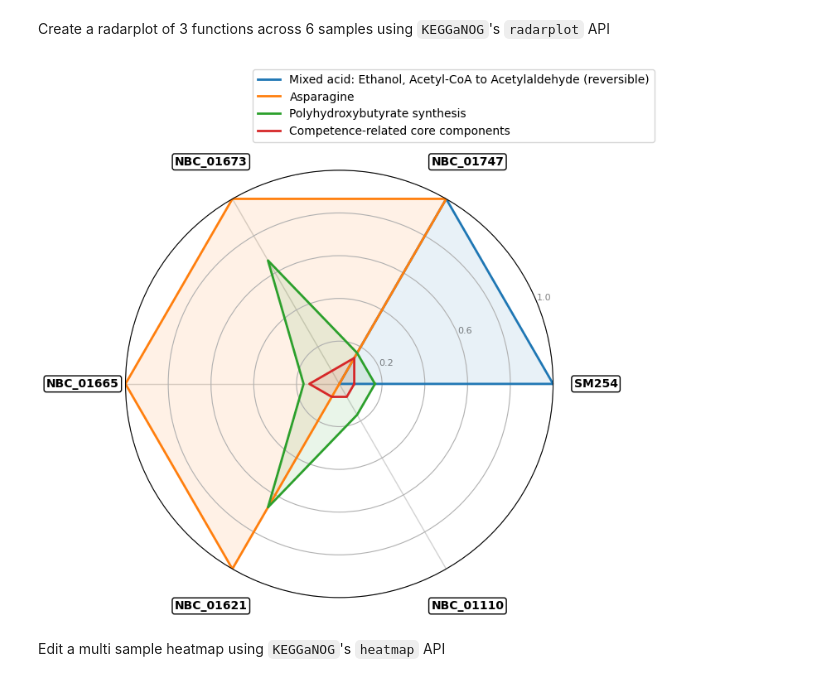
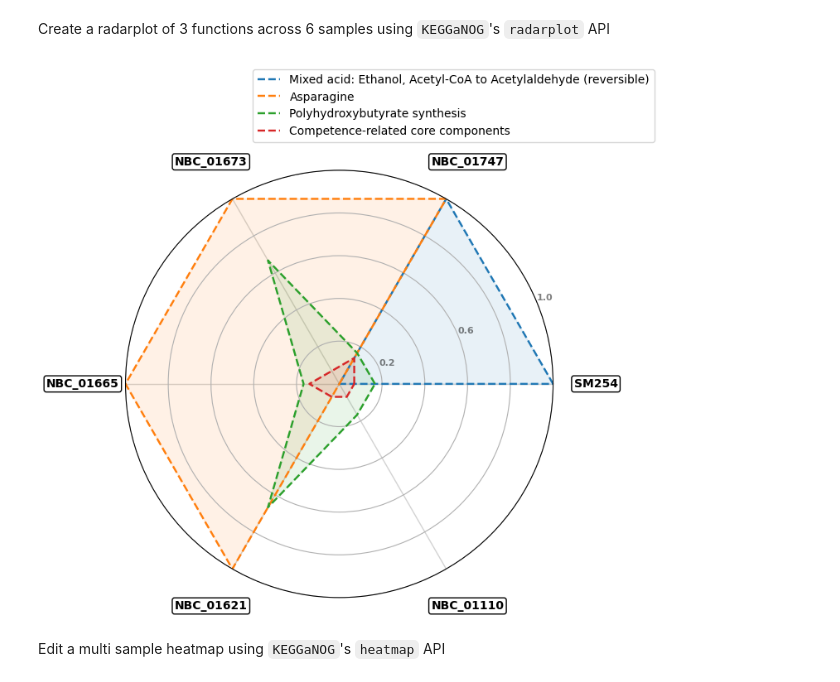
Before and after one commit to PopovIILab/AntiPd_SM254, a Jupyter notebook: 02_pathways/01_pathways.ipynb, the cells around one changed output. Cells and saved outputs as stored; diff of their text form; code cells hidden in the pictures.

```diff
--- a/02_pathways/01_pathways.ipynb
+++ b/02_pathways/01_pathways.ipynb
@@ -105,33 +105,37 @@ Create a radarplot of 3 functions across 6 samples using `KEGGaNOG`'s `radarplot
 # %%
 # List of pathways to visualize
 pathways = ["Mixed acid: Ethanol, Acetyl-CoA to Acetylaldehyde (reversible)",
             "Asparagine",
             "Polyhydroxybutyrate synthesis",
             "Competence-related core components"]
 
 # Order of samples on radar plot
 sample_order = ["SM254", "NBC_01747", "NBC_01673", "NBC_01665", "NBC_01621", "NBC_01110"]
 
 
 kgnradar = kgn.radarplot(
     df,
     pathways=pathways,
     sample_order=sample_order,
     label_weight="bold",
     label_background="white",
     label_edgecolor="black",
     label_pad=1.2,
     #colors=["#1f77b4"],
     yticklabels=["0.2", "", "0.6", "", "1.0"],
+    ytick_weight = "bold",
     fill_alpha=0.1,
     figsize=(8,20),
+    line_style = "--",
+    # '-', '--', '-.', ':', 'None', ' ', '', 'solid', 'dashed', 'dashdot', 'dotted'
+    line_width = 1.75,
     legend_bbox=(1.25,1.25)
 )
 
 kgnradar.savefig("imgs/StAl_radar.png", dpi=600)
 kgnradar.plotfig()
 # %% [output]
-[figure, old version]
+[figure, new version]
 # %% [markdown]
 Edit a multi sample heatmap using `KEGGaNOG`'s `heatmap` API
 # %%
```
Also changed, not shown: 2 other files.
